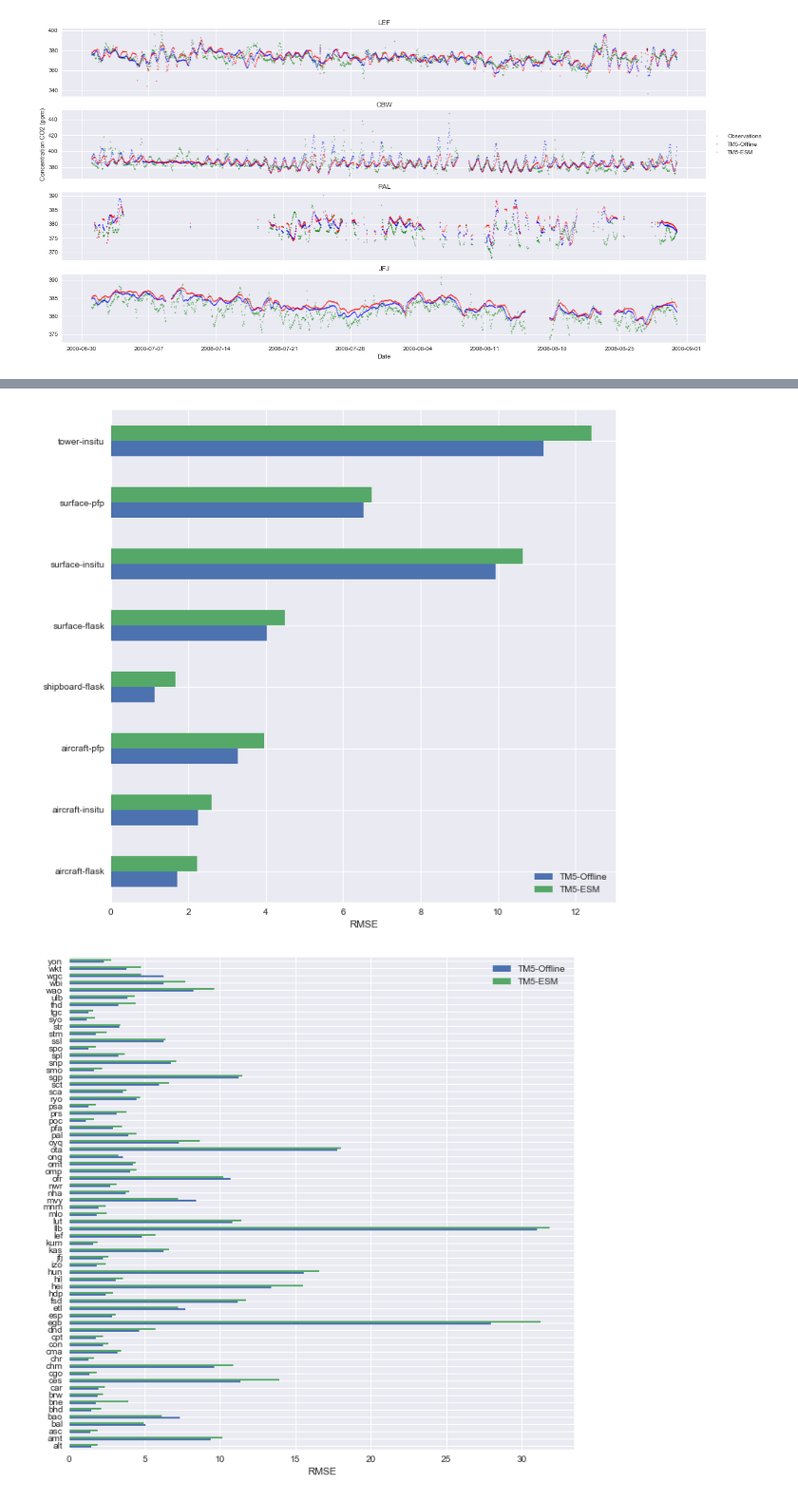
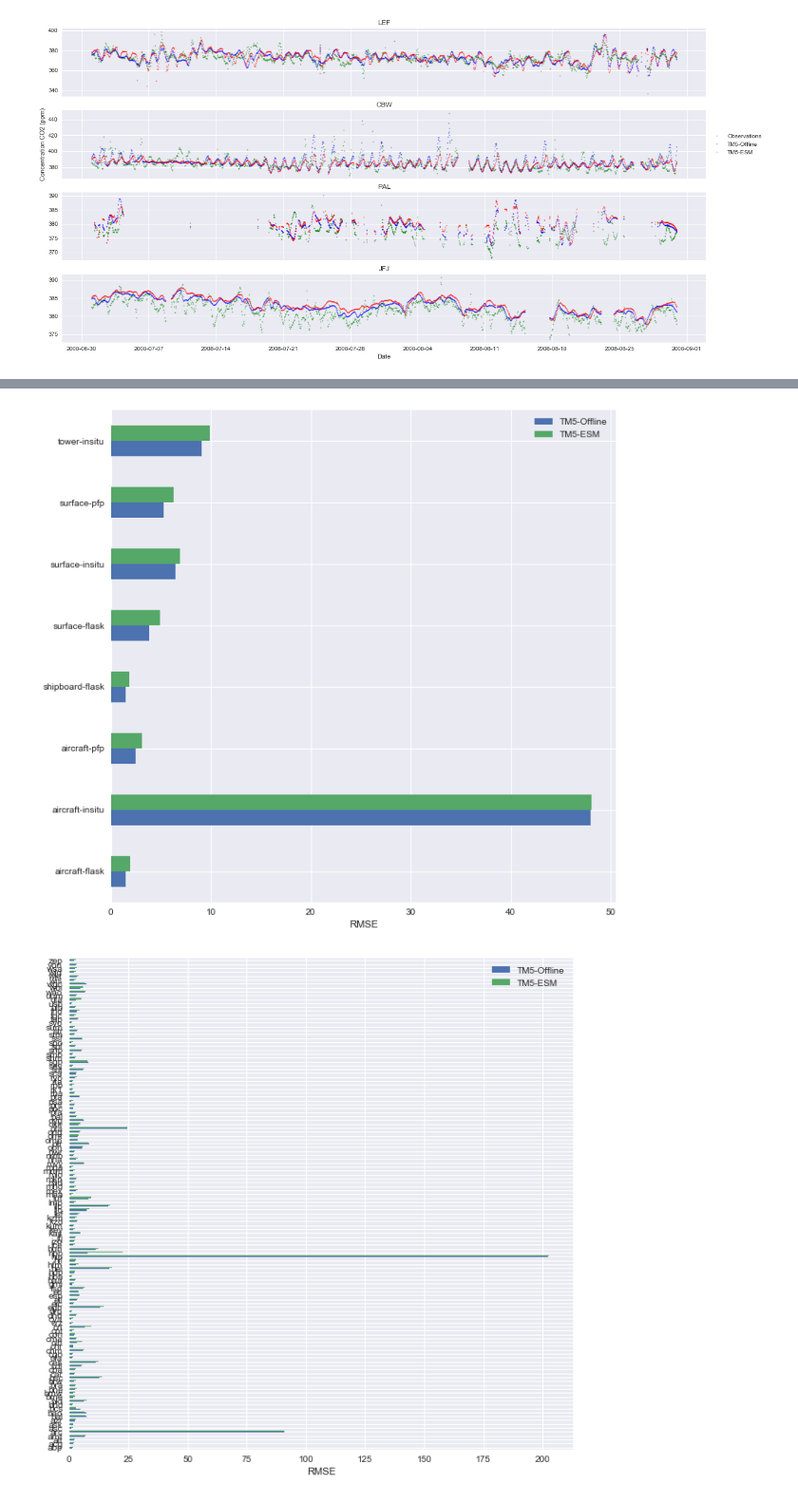
Before and after one commit to Killaars/PhD, a Jupyter notebook: Pictures_Helsinki.ipynb, the cells around one changed output, grey strips where cells are left out. Shown at 95% size. Drawn from its saved outputs; the diff is of its cells as text; code cells hidden in the pictures.

```diff
--- a/Pictures_Helsinki.ipynb
+++ b/Pictures_Helsinki.ipynb
@@ -283,7 +283,7 @@ import datetime
 
 knmipath = '/nobackup/users/killaars/PhD_data/runs_may_2017'
 macbookpath = '/Users/killaars/PhD/runs_may_2017/'
-path = knmipath
+path = macbookpath
 
 fin_obs = []
 time = []
@@ -504,7 +509,7 @@ import datetime
 
 knmipath = '/nobackup/users/killaars/PhD_data/runs_may_2017'
 macbookpath = '/Users/killaars/PhD/runs_may_2017/'
-path = knmipath
+path = macbookpath
 
 fin_obs = []
 time = []
@@ -524,7 +529,7 @@ for root, dirs, files in os.walk(os.path.join(path,'sample_flasks')):
             ECE_filename = 'flask_output_ECE_'+file[19:]
 
             flask_in = os.path.join(path,'sample_flasks',file)
-            flask_mp = os.path.join(path,'TM5_offline',TM5_MP_filename)
+            flask_mp = os.path.join(path,'TM5_offline_newmeteo',TM5_MP_filename)
             flask_esm = os.path.join(path,'TM5_ESM',ECE_filename)
 
             flask_in_fh = nc.Dataset(flask_in,mode='r')
@@ -564,7 +569,9 @@ df = pd.DataFrame({'A_fin_obs' : fin_obs*1000000,
                    'E_lat'     : lat,
                    'F_lon'     : lon,
                    'G_date'    : time},index=obs_num)
-
+df = df[df.A_fin_obs<500]
+#Difference between TM5-Offline and TM5-ESM, positive means TM5-Offline is larger.
+df['H_diff_models'] = df['B_fmp_obs']-df['C_fesm_obs']
 GLOB= (df.E_lat>-200) & (df.E_lat<200) & (df.F_lon>-200) & (df.F_lon<200) #Global mask to view all the data
 mask=GLOB
 
@@ -578,26 +585,29 @@ lat_fmp_obs_mean = df[mask]['B_fmp_obs'].groupby([pd.cut(df[mask]['D_alt'],np.ar
                                                   pd.cut(df[mask]['E_lat'],np.arange(-90,100,20))]).agg({'mean':np.mean}).unstack()
 lat_fesm_obs_mean = df[mask]['C_fesm_obs'].groupby([pd.cut(df[mask]['D_alt'],np.arange(0,14000,1000)),
                                                     pd.cut(df[mask]['E_lat'],np.arange(-90,100,20))]).agg({'mean':np.mean}).unstack()
+lat_diff_obs_mean = df[mask]['H_diff_models'].groupby([pd.cut(df[mask]['D_alt'],np.arange(0,14000,1000)),
+                                                    pd.cut(df[mask]['E_lat'],np.arange(-90,100,10))]).agg({'mean':np.mean}).unstack()
 
 # Do the same for the min and max, subtract them and unstack the resulting difference column.
-lat_fin_obs_diff = df[mask]['A_fin_obs'].groupby([pd.cut(df[mask]['D_alt'],np.arange(0,14000,1000)),
+lat_fin_obs_amp = df[mask]['A_fin_obs'].groupby([pd.cut(df[mask]['D_alt'],np.arange(0,14000,1000)),
                                                   pd.cut(df[mask]['E_lat'],np.arange(-90,100,20))]).agg({'max':np.max,'min':np.min})
-lat_fin_obs_diff['diff']=lat_fin_obs_diff['max']-lat_fin_obs_diff['min']
-lat_fin_obs_diff = lat_fin_obs_diff['diff'].unstack()
+lat_fin_obs_amp['diff']=lat_fin_obs_amp['max']-lat_fin_obs_amp['min']
+lat_fin_obs_amp = lat_fin_obs_amp['diff'].unstack()
 
 # invert the altitude axis
 lat_fin_obs_mean = lat_fin_obs_mean.reindex(index=lat_fin_obs_mean.index[::-1])
 lat_fmp_obs_mean = lat_fmp_obs_mean.reindex(index=lat_fmp_obs_mean.index[::-1])
 lat_fesm_obs_mean = lat_fesm_obs_mean.reindex(index=lat_fesm_obs_mean.index[::-1])
+lat_diff_obs_mean = lat_diff_obs_mean.reindex(index=lat_diff_obs_mean.index[::-1])
 
-lat_fin_obs_diff = lat_fin_obs_diff.reindex(index=lat_fin_obs_diff.index[::-1])
+lat_fin_obs_amp = lat_fin_obs_amp.reindex(index=lat_fin_obs_diff.index[::-1])
 
 alt_index = np.arange(12500,-500,-1000)
-lat_index = np.arange(-80,90,20)
+lat_index = np.arange(-85,95,10)
 
 f, (ax1) = plt.subplots(1, 1)
-ax1 = sns.heatmap(lat_fin_obs_mean,xticklabels=lat_index,yticklabels=alt_index, linewidths=.5, cmap="YlGnBu")
-ax1.set(xlabel='Latitude', ylabel='Altitude (m)',title='Observed CO2 concentrations in ppm')
+ax1 = sns.heatmap(lat_diff_obs_mean,xticklabels=lat_index,yticklabels=alt_index, linewidths=.5, cmap="RdBu")
+ax1.set(xlabel='Latitude', ylabel='Altitude (m)',title='Mean difference between calculated CO2 concentration of TM5-Offline and TM5-ESM in ppm')
 for item in (ax1.get_xticklabels() + ax1.get_yticklabels()):
     item.set_fontsize(8)
 plt.show()
@@ -620,7 +632,7 @@ import datetime
 
 knmipath = '/nobackup/users/killaars/PhD_data/runs_may_2017'
 macbookpath = '/Users/killaars/PhD/runs_may_2017/'
-path = knmipath
+path = macbookpath
 
 fin_obs = []
 time = []
@@ -680,6 +692,7 @@ df = pd.DataFrame({'A_fin_obs' : fin_obs*1000000,
                    'E_lat'     : lat,
                    'F_lon'     : lon,
                    'G_date'    : time},index=obs_num)
+df = df[df.A_fin_obs<500]
 
 MLO = (df.E_lat>19) & (df.E_lat<20) & (df.F_lon>-155) & (df.F_lon<-154) #Mauna Loa, Hawai, US
 ALT = (df.E_lat>82) & (df.E_lat<83) & (df.F_lon>-63) & (df.F_lon<-62) #Alert, Alaska, US
@@ -833,7 +848,7 @@ df = pd.DataFrame({'A_fin_obs' : fin_obs*1000000,
                    'I_obs_loc' : obs_loc},index=obs_num)
 
 #Select the timeframe to make the plots
-df = df[(df.G_date>'2008-07-01') & (df.G_date<'2008-08-31')]
+#df = df[(df.G_date>'2008-07-01') & (df.G_date<'2008-08-31')]
 
 CBW = (df.E_lat>51) & (df.E_lat<52) & (df.F_lon>4) & (df.F_lon<5) & (df.D_alt>150) & (df.D_alt<200)#Cabauw in the Netherlands
 PAL = (df.E_lat>67) & (df.E_lat<68) & (df.F_lon>24) & (df.F_lon<25) #PALLAS in Finland
@@ -861,35 +876,35 @@ sample_type_off = df['J_TM5_offline'].groupby(df['H_obs_id']).agg({'mean':np.mea
 sample_type_esm = df['K_TM5_ESM'].groupby(df['H_obs_id']).agg({'mean':np.mean,'count':"count"})
 #Merge the two dataframes together
 pieces_type = [sample_type_off,sample_type_esm]
 sample_type=pd.concat(pieces_type,keys=['TM5-Offline','TM5-ESM'])
 #Calculate the RMSE by giving the sqrt of the mean (mean was the square of the differences for each type)
 sample_type['RMSE']=np.sqrt(sample_type['mean'])
 
 #calculation of RMSE of the different locations of measurement, see above for method
 #Use only stations with 10 or more measurements
 count_loc = df['I_obs_loc'].value_counts()
 count_loc[count_loc > 9]
 df_loc = df[df['I_obs_loc'].isin(count_loc[count_loc > 9].index)]
 sample_loc_off = df_loc['J_TM5_offline'].groupby(df_loc['I_obs_loc']).agg({'mean':np.mean,'count':"count"})
 sample_loc_esm = df_loc['K_TM5_ESM'].groupby(df_loc['I_obs_loc']).agg({'mean':np.mean,'count':"count"})
 pieces_loc = [sample_loc_off,sample_loc_esm]
 sample_loc=pd.concat(pieces_loc,keys=['TM5-Offline','TM5-ESM'])
 sample_loc['RMSE']=np.sqrt(sample_loc['mean'])
 
 
 #Plot the dataframes in barplots. First unstack them, keeping only the RMSE
 plot_type=sample_type['RMSE'].unstack(level=0)
 plot_type.index.name = '' #Setting the index name to '', otherwise the name is printed as label
 ax1 = plot_type.plot.barh(figsize=(10,10))
 plot_loc=sample_loc['RMSE'].unstack(level=0)
 plot_loc.index.name = ''
 ax2 = plot_loc.plot.barh(figsize=(10,10))
 ax1.set_xlabel("RMSE")
 ax2.set_xlabel("RMSE")
 plt.show()
 # %% [output]
-[figure, old version]
+[figure, new version]
-[figure, old version]
+[figure, new version]
 # %%
 # Timeseries of chosen plot (comparable to figure 1), uses the data calculated by the previous block.
 # Can afterwards be run multiple times for chosen stations
```
Also changed, not shown: parts of 5 cells of this notebook.
